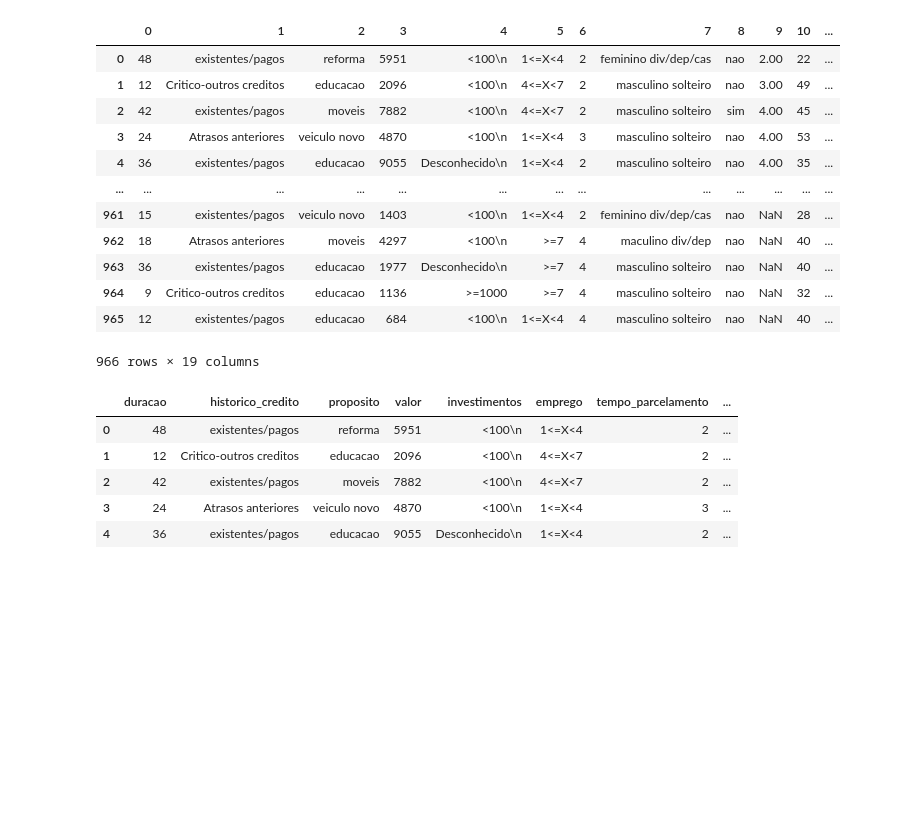
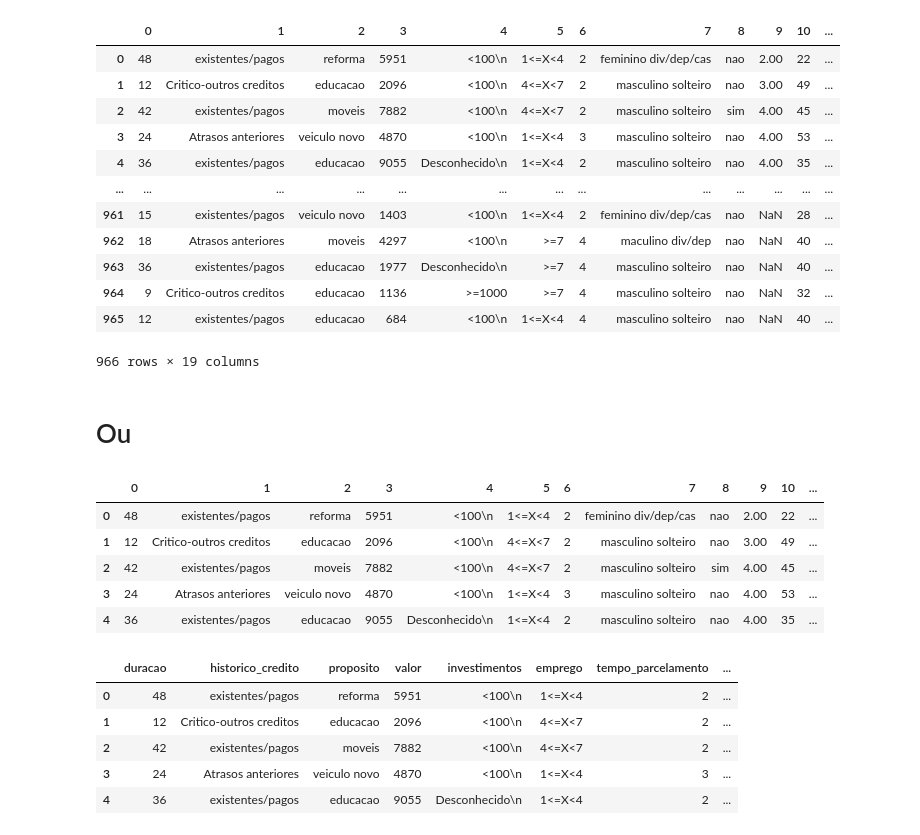
Before and after one commit to AlexBorges000/ML-Inadiplencia, a Jupyter notebook: projeto.ipynb, the cells around one changed output. Saved outputs shown, nothing was run; the diff lists cells and outputs as text; code cells hidden in the pictures; blank space fills up the shorter version.

```diff
--- a/projeto.ipynb
+++ b/projeto.ipynb
@@ -47,6 +47,18 @@ credito
 | 964 | 9 | Critico-outros creditos | educacao | 1136 | >=1000 | >=7 | 4 | masculino solteiro | nao | NaN | 32 | ... |
 | 965 | 12 | existentes/pagos | educacao | 684 | <100\n | 1<=X<4 | 4 | masculino solteiro | nao | NaN | 40 | ... |
 966 rows × 19 columns
+# %% [markdown]
+# Ou
+# %%
+credito = pd.read_csv("credito.csv",sep=";")
+credito.head()
+# %% [output]
+|  | 0 | 1 | 2 | 3 | 4 | 5 | 6 | 7 | 8 | 9 | 10 | ... |
+| 0 | 48 | existentes/pagos | reforma | 5951 | <100\n | 1<=X<4 | 2 | feminino div/dep/cas | nao | 2.00 | 22 | ... |
+| 1 | 12 | Critico-outros creditos | educacao | 2096 | <100\n | 4<=X<7 | 2 | masculino solteiro | nao | 3.00 | 49 | ... |
+| 2 | 42 | existentes/pagos | moveis | 7882 | <100\n | 4<=X<7 | 2 | masculino solteiro | sim | 4.00 | 45 | ... |
+| 3 | 24 | Atrasos anteriores | veiculo novo | 4870 | <100\n | 1<=X<4 | 3 | masculino solteiro | nao | 4.00 | 53 | ... |
+| 4 | 36 | existentes/pagos | educacao | 9055 | Desconhecido\n | 1<=X<4 | 2 | masculino solteiro | nao | 4.00 | 35 | ... |
 # %%
 credito.columns = ["duracao", "historico_credito", "proposito", "valor", "investimentos",
                    "emprego", "tempo_parcelamento", "estado_civil", "fiador_terceiros", "residencia",
```
Also changed, not shown: parts of 1 cell of this notebook, 1 other file.
